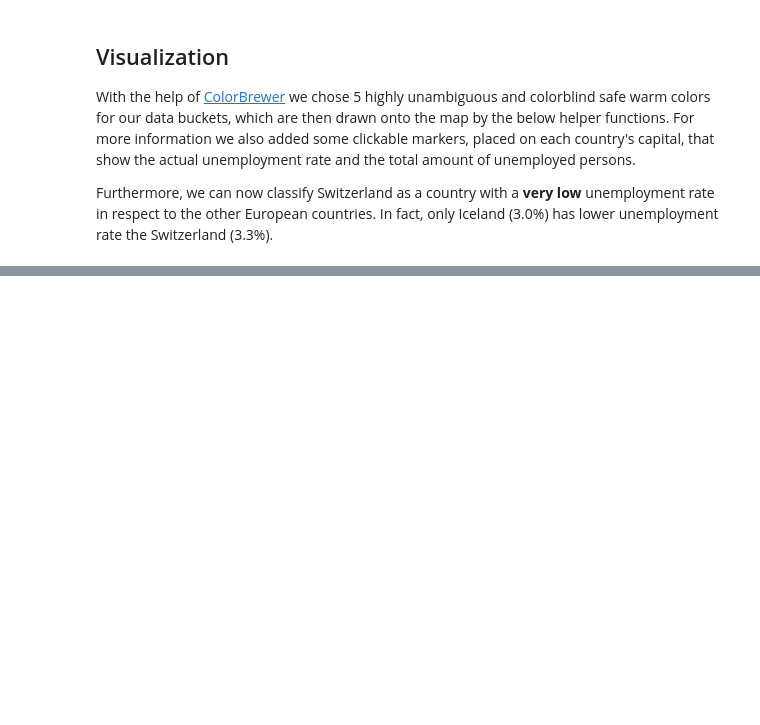
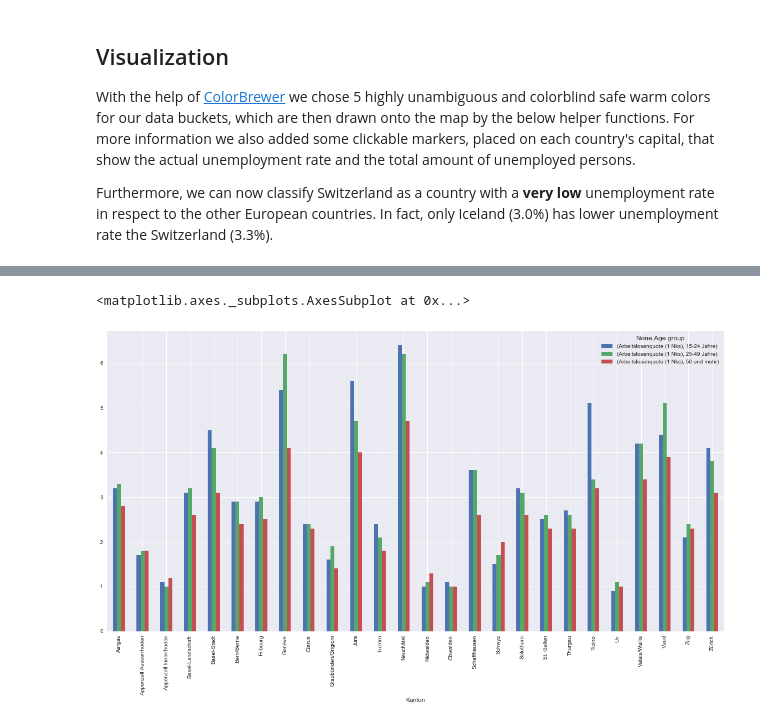
Before and after one commit to roman-bachmann/prayingmantissa, a Jupyter notebook: homework03/notebook.ipynb, the cells around one changed output, grey strips where cells are left out. Cells and saved outputs as stored; diff of their text form; code cells hidden in the pictures; blank space fills up the shorter version.

```diff
--- a/homework03/notebook.ipynb
+++ b/homework03/notebook.ipynb
@@ -149,0 +317,9 @@ europe
+# %%
+amstat_age = pd.read_excel(DATA + 'amstat_age.xlsx', header=2)
+amstat_age = amstat_age.rename(columns = {'Unnamed: 3':'Age group'})
+amstat_age = amstat_age[['Kanton', 'Arbeitslosenquote (1 Nks)', 'Age group']]
+
+rename_amstat_cantons_to_topojson(amstat_age)
+
+amstat_age = amstat_age.pivot(index='Kanton', columns='Age group')
+amstat_age.head()
@@ -149,0 +335,5 @@ europe
+# %%
+amstat_age.plot(kind='bar', figsize=(20,10))
+# %% [output]
+<matplotlib.axes._subplots.AxesSubplot at 0x...>
+[figure, added]
```
Also changed, not shown: parts of 11 cells of this notebook, 1 other file.
